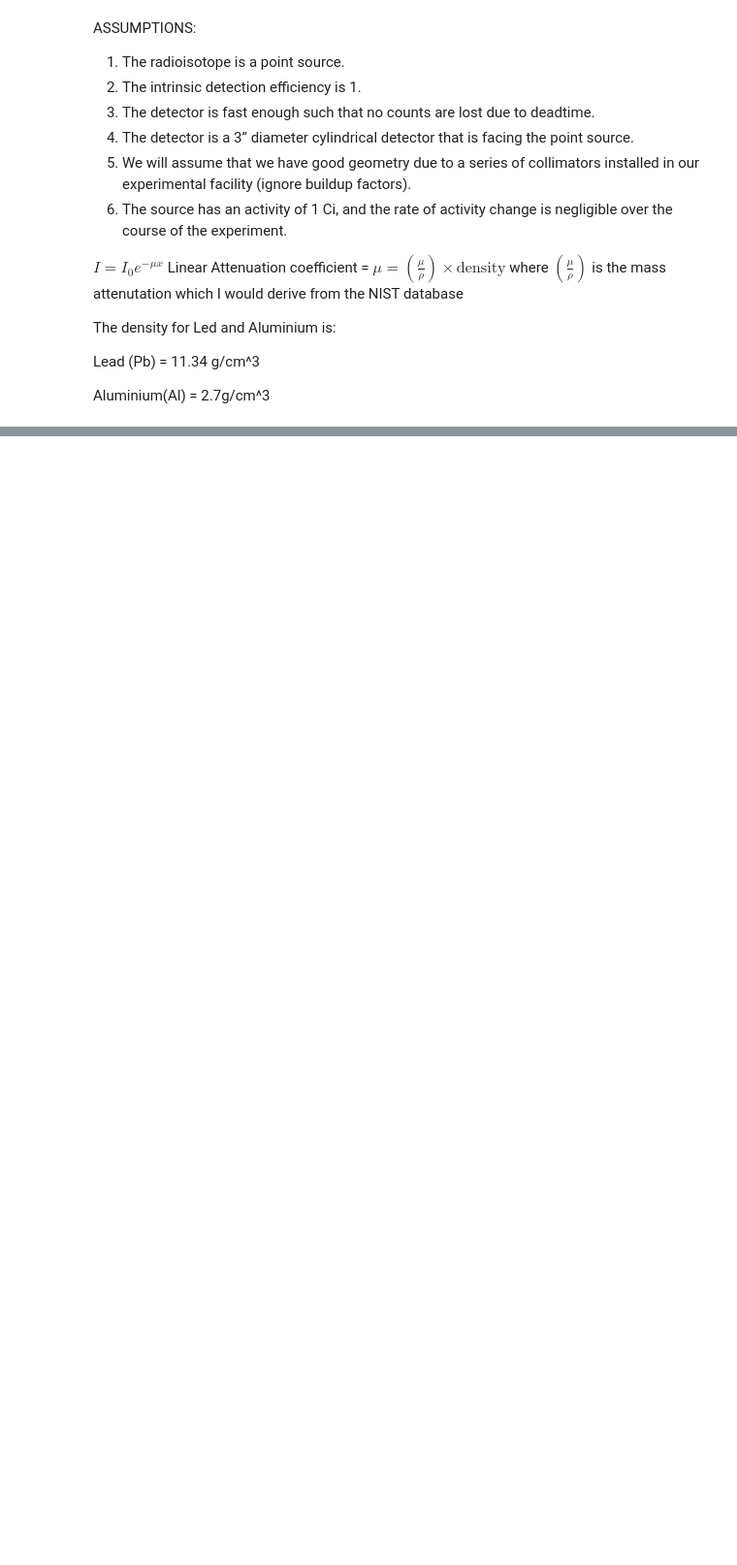
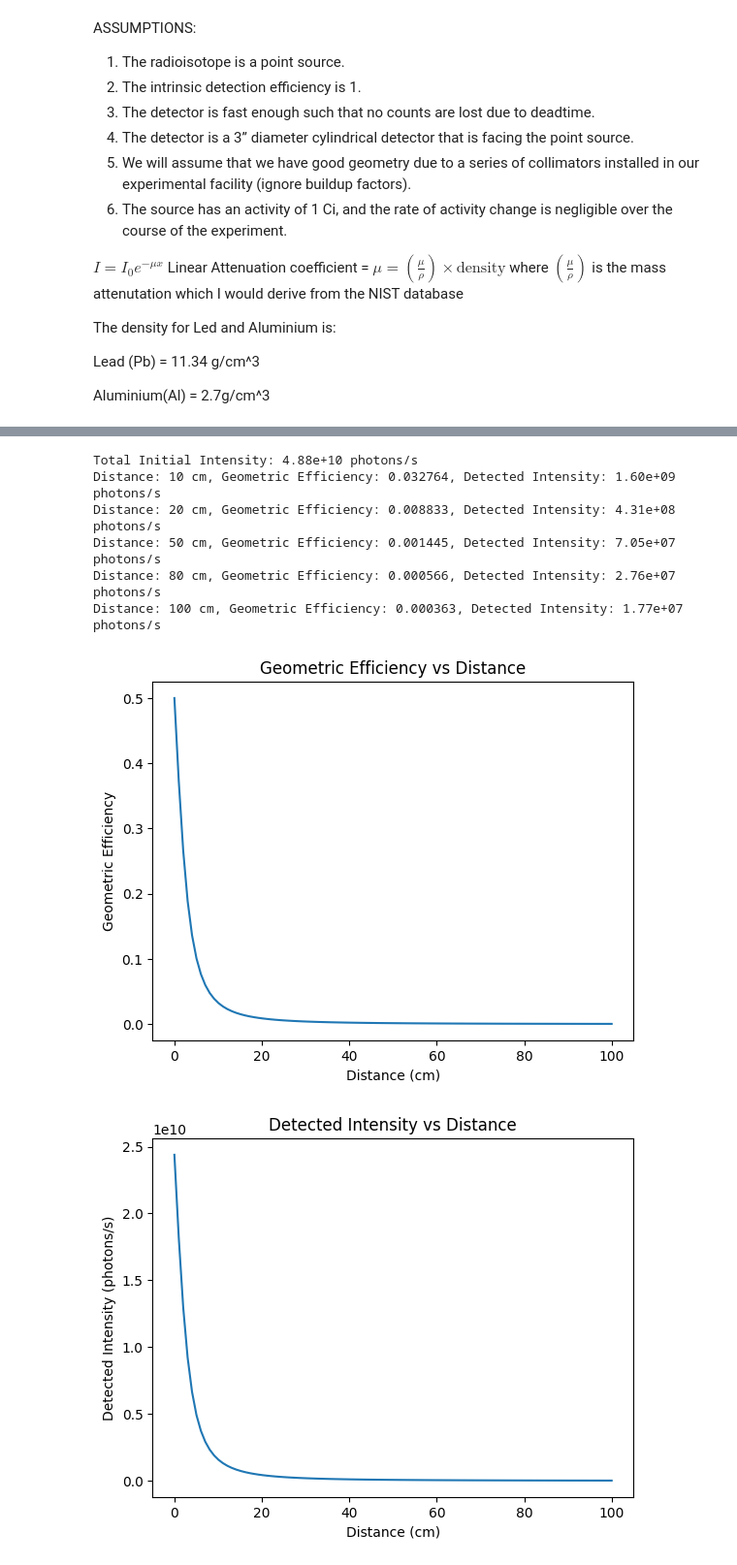
Before and after one commit to AbhinandSatish/Nuclear-Instrumentation-and-Measurement-Project-1, a Jupyter notebook: project1.ipynb, the cells around one changed output, grey strips where cells are left out. Shown: that part at 97% size. Cells and saved outputs as stored; diff of their text form; code cells hidden in the pictures; blank space fills up the shorter version.

```diff
--- a/project1.ipynb
+++ b/project1.ipynb
@@ -82,3 +89,21 @@ The density for Led and Aluminium is:
 Lead (Pb) = 11.34 g/cm^3
 
 Aluminium(Al) = 2.7g/cm^3
+# %%
+'''
+#Calculating the geometric efficiency to figure out if i need shielding in the first place
+# Given values
+detector_radius = 3.81 / 2  # 3-inch diameter converted to cm
+distances = [10, 20, 50, 80, 100]  # cm
+I0 = 3.7e10  # Initial intensity (photons per second from a 1 Ci source)
+def geometric_efficiency(detector_radius, distance):
+    """Calculate geometric efficiency for a point source and cylindrical detector."""
+    return 0.5 * (1 - (distance / np.sqrt(distance**2 + detector_radius**2)))
+
+# Compute detected intensities
+detected_intensities = [I0 * geometric_efficiency(detector_radius, d) for d in distances]
+
+# Print results
+for d, intensity in zip(distances, detected_intensities):
+    print(f"Distance: {d} cm -> Detected Intensity: {intensity:.2e} photons/s")
+    '''
@@ -84,0 +112,62 @@ Aluminium(Al) = 2.7g/cm^3
+# %%
+#Getting intial intensity using the data frame created for photon energy and emission intensity
+
+#convert to data fram
+df = pd.read_csv('7314376.csv')
+df['Photon_Energy_Kev'] = df['Photon_Energy_Kev'].astype(float)
+df['Emission_intensity_[%]'] = df['Emission_intensity_[%]'].astype(float)
+# Activity of the source (1 Ci = 3.7e10 decays per second)
+activity = 3.7e10  # 1 Ci
+# Calculate the initial intensity
+df['Initial_Intensity'] = activity * df['Emission_intensity_[%]'] / 100
+
+# Total initial intensity is the sum of photons emitted per second from all energies
+total_initial_intensity = df['Initial_Intensity'].sum()
+print(f"Total Initial Intensity: {total_initial_intensity:.2e} photons/s")
+
+# Detector radius in cm (3-inch diameter converted to cm)
+detector_radius = 3 * 2.54 / 2
+
+# Function to calculate geometric efficiency
+def geometric_efficiency(detector_radius, distance):
+    return 0.5 * (1 - (distance / np.sqrt(distance**2 + detector_radius**2)))
+
+# Example: Calculate the detected intensity for different distances
+distances = [10, 20, 50, 80, 100]
+
+for distance in distances:
+    # Calculate the geometric efficiency
+    epsilon = geometric_efficiency(detector_radius, distance)
+
+    # Calculate the detected intensity
+    detected_intensity = total_initial_intensity * epsilon
+    print(f"Distance: {distance} cm, Geometric Efficiency: {epsilon:.6f}, Detected Intensity: {detected_intensity:.2e} photons/s")
+
+# Plot the geometric efficiency
+distances = np.linspace(0, 100, 100)
+geometric_efficiencies = [geometric_efficiency(detector_radius, d) for d in distances]
+
+plt.plot(distances, geometric_efficiencies)
+plt.xlabel('Distance (cm)')
+plt.ylabel('Geometric Efficiency')
+plt.title('Geometric Efficiency vs Distance')
+plt.show()
+
+# Plot the detected intensity
+detected_intensities = [total_initial_intensity * geometric_efficiency(detector_radius, d) for d in distances]
+
+plt.plot(distances, detected_intensities)
+plt.xlabel('Distance (cm)')
+plt.ylabel('Detected Intensity (photons/s)')
+plt.title('Detected Intensity vs Distance')
+plt.ticklabel_format(style='sci', axis='y', scilimits=(0,0))
+plt.show()
+# %% [output]
+Total Initial Intensity: 4.88e+10 photons/s
+Distance: 10 cm, Geometric Efficiency: 0.032764, Detected Intensity: 1.60e+09 photons/s
+Distance: 20 cm, Geometric Efficiency: 0.008833, Detected Intensity: 4.31e+08 photons/s
+Distance: 50 cm, Geometric Efficiency: 0.001445, Detected Intensity: 7.05e+07 photons/s
+Distance: 80 cm, Geometric Efficiency: 0.000566, Detected Intensity: 2.76e+07 photons/s
+Distance: 100 cm, Geometric Efficiency: 0.000363, Detected Intensity: 1.77e+07 photons/s
+[figure, added]
+[figure, added]
```
Also changed, not shown: parts of 6 cells of this notebook, 3 other files.
